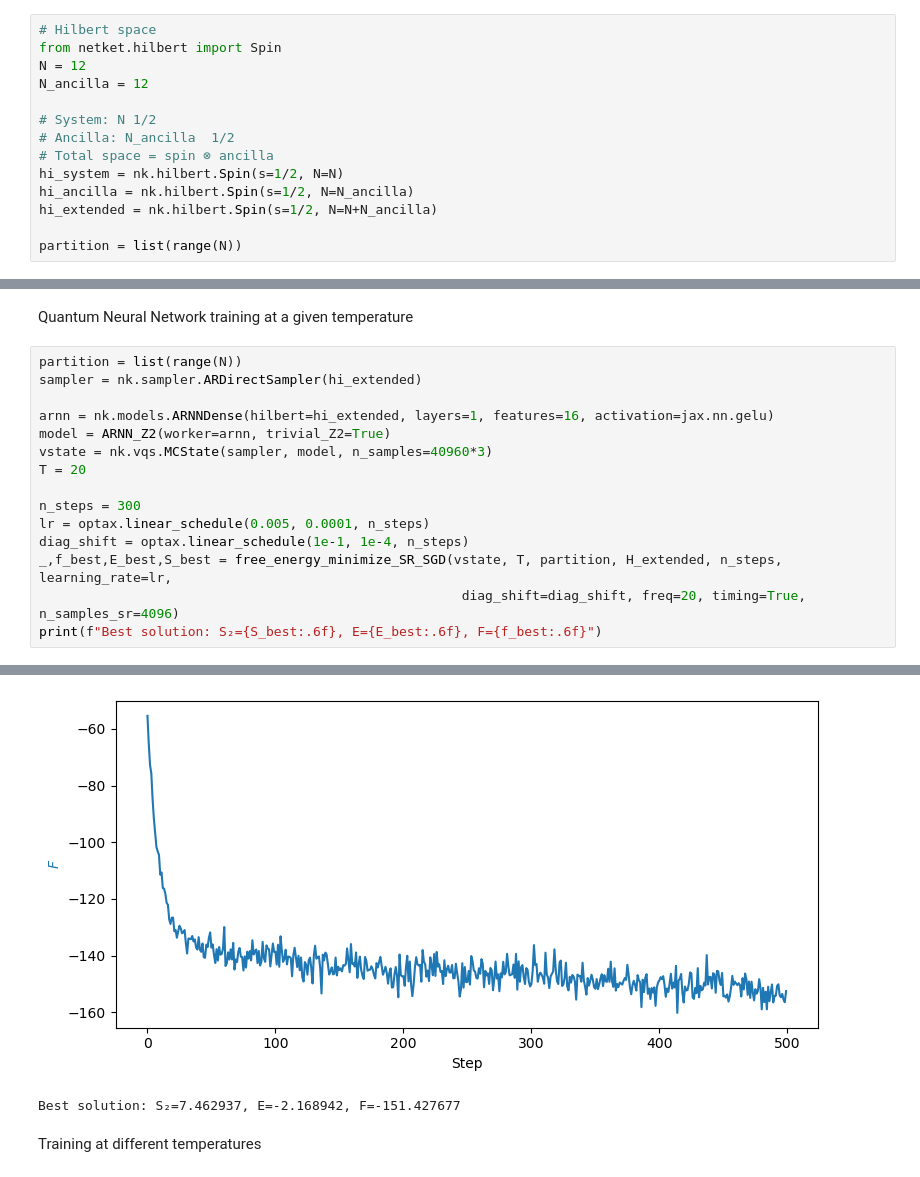
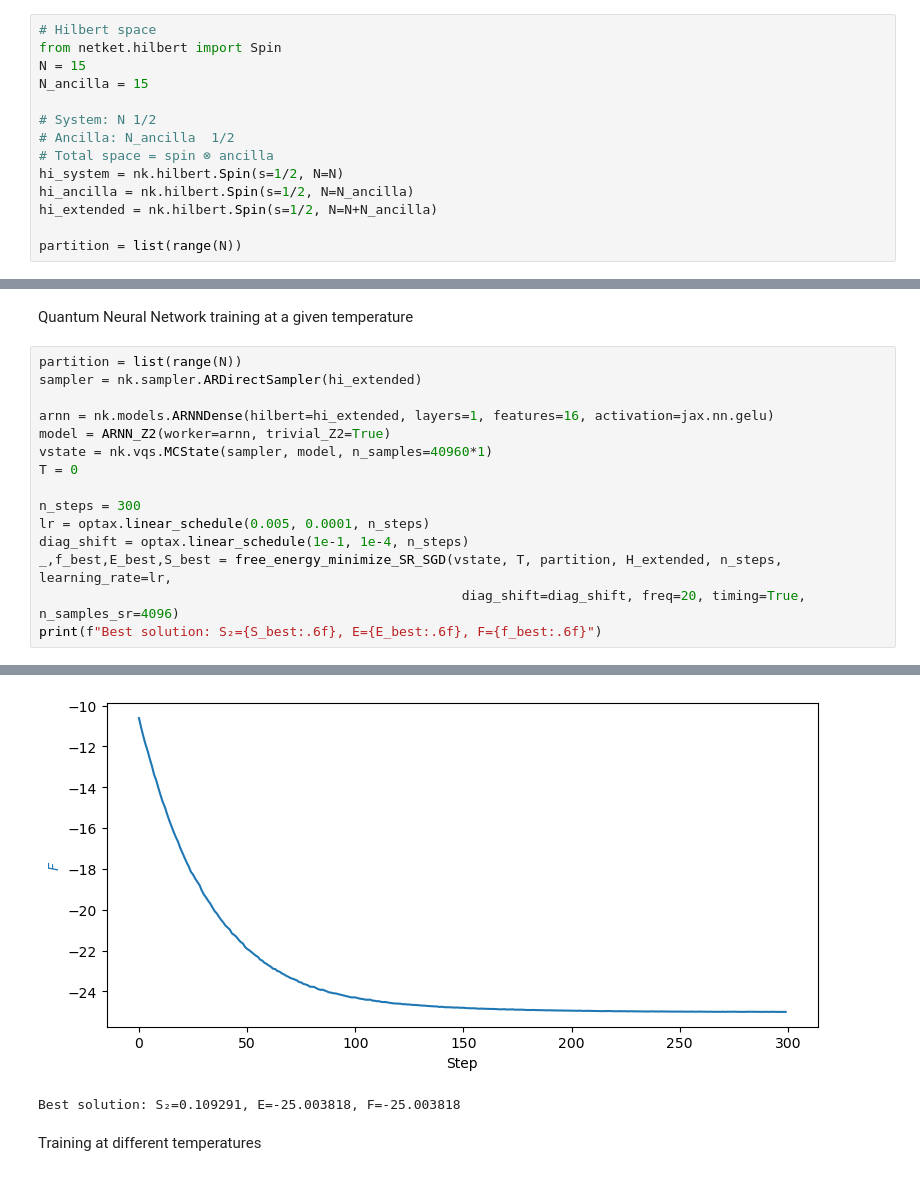
Before and after one commit to ismaelcastrouimp/TFM, a Jupyter notebook: notebooks/Renyi_Ising.ipynb, the cells around one changed output, grey strips where cells are left out. Saved outputs shown, nothing was run; the diff lists cells and outputs as text.

```diff
--- a/notebooks/Renyi_Ising.ipynb
+++ b/notebooks/Renyi_Ising.ipynb
@@ -25,8 +26,8 @@ from src_renyi import (
 # %%
 # Hilbert space
 from netket.hilbert import Spin
-N = 12
-N_ancilla = 12
+N = 15
+N_ancilla = 15
 
 # System: N 1/2
 # Ancilla: N_ancilla  1/2
@@ -69,8 +70,8 @@ sampler = nk.sampler.ARDirectSampler(hi_extended)
 
 arnn = nk.models.ARNNDense(hilbert=hi_extended, layers=1, features=16, activation=jax.nn.gelu)
 model = ARNN_Z2(worker=arnn, trivial_Z2=True)
-vstate = nk.vqs.MCState(sampler, model, n_samples=40960*3)
-T = 20
+vstate = nk.vqs.MCState(sampler, model, n_samples=40960*1)
+T = 0
 
 n_steps = 300
 lr = optax.linear_schedule(0.005, 0.0001, n_steps)
@@ -99,4 +98,4 @@ Step  480 | F=-158.986245 | t=0.339s
-[figure, old version]
+[figure, new version]
-Best solution: S₂=7.462937, E=-2.168942, F=-151.427677
+Best solution: S₂=0.109291, E=-25.003818, F=-25.003818
 # %% [markdown]
 Training at different temperatures
```
Also changed, not shown: parts of 3 cells of this notebook, 2 other files.
